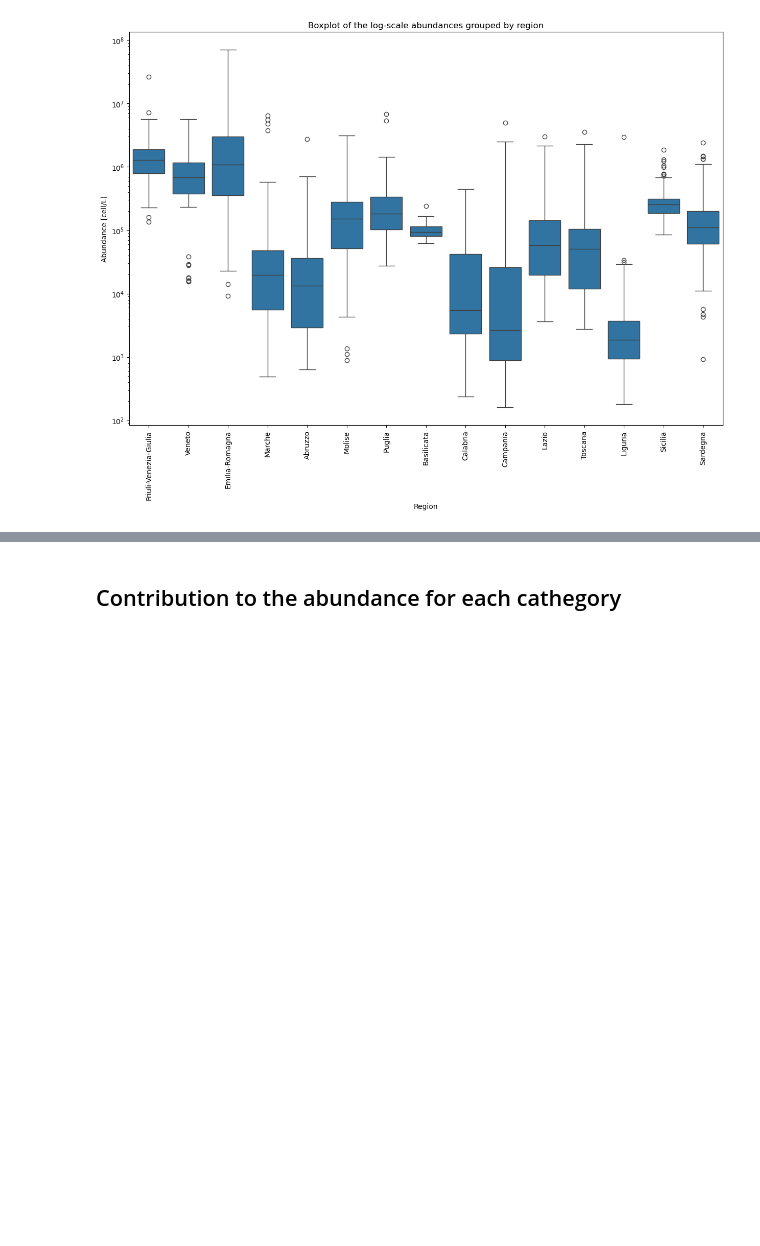
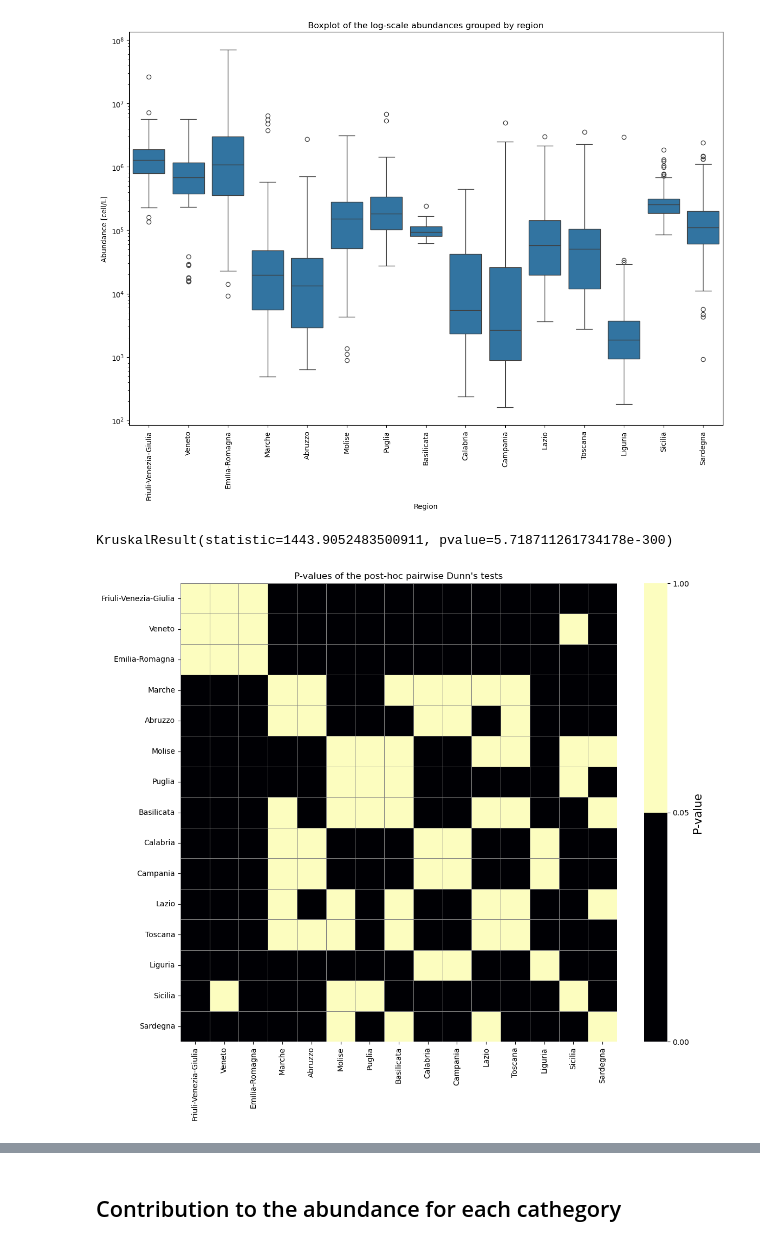
Before and after one commit to Alberto-Ghedin/ISPRA_20152017_Analysis, a Jupyter notebook: Report_with_outliers.ipynb, the cells around one changed output, grey strips where cells are left out. Saved outputs shown, nothing was run; the diff lists cells and outputs as text; code cells hidden in the pictures; blank space fills up the shorter version.

Commit message:
added new plots

```diff
--- a/Report_with_outliers.ipynb
+++ b/Report_with_outliers.ipynb
@@ -532,3 +532,24 @@ ax.set_xticklabels(labels = ordered_regions, rotation = 90);
 plt.savefig("/mnt/d/PHD/ISPRA_20152017_Analysis/Plots/boxplot_abund_by_region.png")
 # %% [output]
 [figure]
+# %%
+kruskal(*[group["Num_cell_l"].values for  name, group in df.groupby("Region")])
+# %% [output]
+KruskalResult(statistic=1443.9052483500911, pvalue=5.718711261734178e-300)
+# %%
+bounds = [0, 0.05, 1]
+cm = cmaps.get_cmap("magma").resampled(len(bounds)-1)
+norm = mpl.colors.BoundaryNorm(bounds, len(bounds))
+p_values = posthoc_dunn(df, group_col = "Region", val_col = "Num_cell_l", p_adjust = "bonferroni")
+p_values = p_values.loc[ordered_regions]
+p_values = p_values.reindex(sorted(p_values.columns, key = lambda x: ordered_regions_dict[x]), axis = 1)
+fig, ax = plt.subplots(1,1, figsize=(13, 11))
+sns.heatmap(p_values,
+            ax = ax, cmap = cm, norm = norm, linewidth = 0.5, linecolor = "grey"
+                    )
+cbar = ax.collections[0].colorbar
+cbar.set_label("P-value",size=15)
+plt.title("P-values of the post-hoc pairwise Dunn's tests")
+plt.savefig("/mnt/d/PHD/ISPRA_20152017_Analysis/Plots/P_val_Dunn__region.png")
+# %% [output]
+[figure, added]
```
Also changed, not shown: parts of 11 cells of this notebook.
